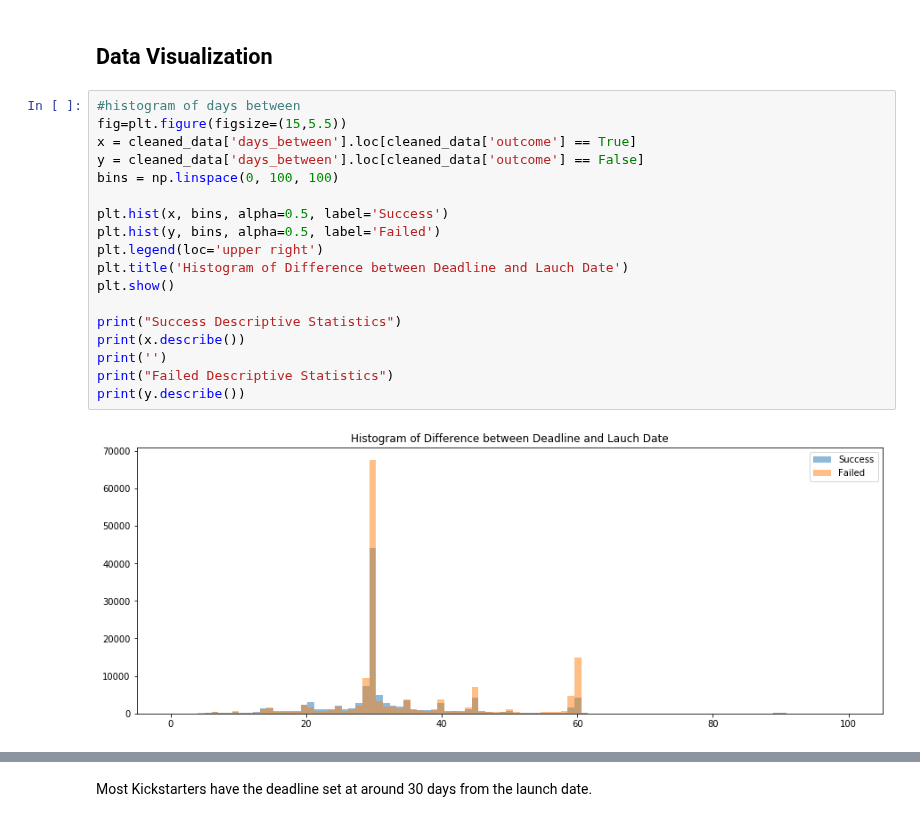
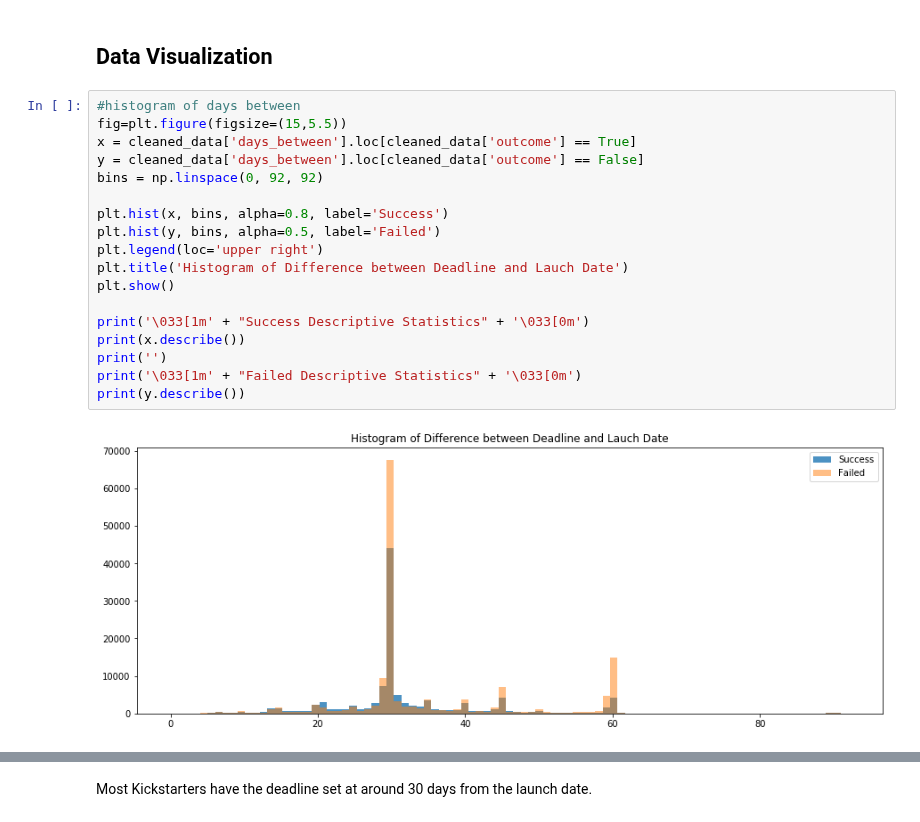
Before and after one commit to dwitten392/Springboard---DW, a Jupyter notebook: Capstone 1 - Kickstarter/Kickstarter Projects - Cleaning and Visualization.ipynb, the cells around one changed output, grey strips where cells are left out. Cells and saved outputs as stored; diff of their text form.

```diff
--- a/Capstone 1 - Kickstarter/Kickstarter Projects - Cleaning and Visualization.ipynb
+++ b/Capstone 1 - Kickstarter/Kickstarter Projects - Cleaning and Visualization.ipynb
@@ -316,21 +323,21 @@ cleaned_data.head(10)
 # %%
 #histogram of days between
 fig=plt.figure(figsize=(15,5.5))
 x = cleaned_data['days_between'].loc[cleaned_data['outcome'] == True]
 y = cleaned_data['days_between'].loc[cleaned_data['outcome'] == False]
-bins = np.linspace(0, 100, 100)
+bins = np.linspace(0, 92, 92)
 
-plt.hist(x, bins, alpha=0.5, label='Success')
+plt.hist(x, bins, alpha=0.8, label='Success')
 plt.hist(y, bins, alpha=0.5, label='Failed')
 plt.legend(loc='upper right')
 plt.title('Histogram of Difference between Deadline and Lauch Date')
 plt.show()
 
-print("Success Descriptive Statistics")
+print('\033[1m' + "Success Descriptive Statistics" + '\033[0m')
 print(x.describe())
 print('')
-print("Failed Descriptive Statistics")
+print('\033[1m' + "Failed Descriptive Statistics" + '\033[0m')
 print(y.describe())
 # %% [output]
-[figure, old version]
+[figure, new version]
 Success Descriptive Statistics
```
Also changed, not shown: parts of 38 cells of this notebook.
